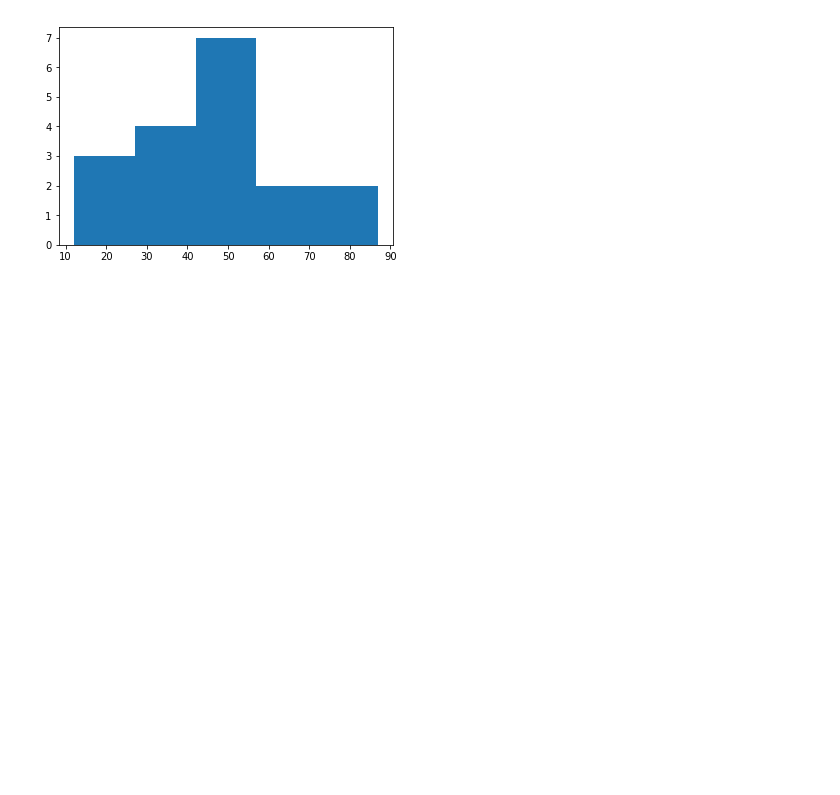
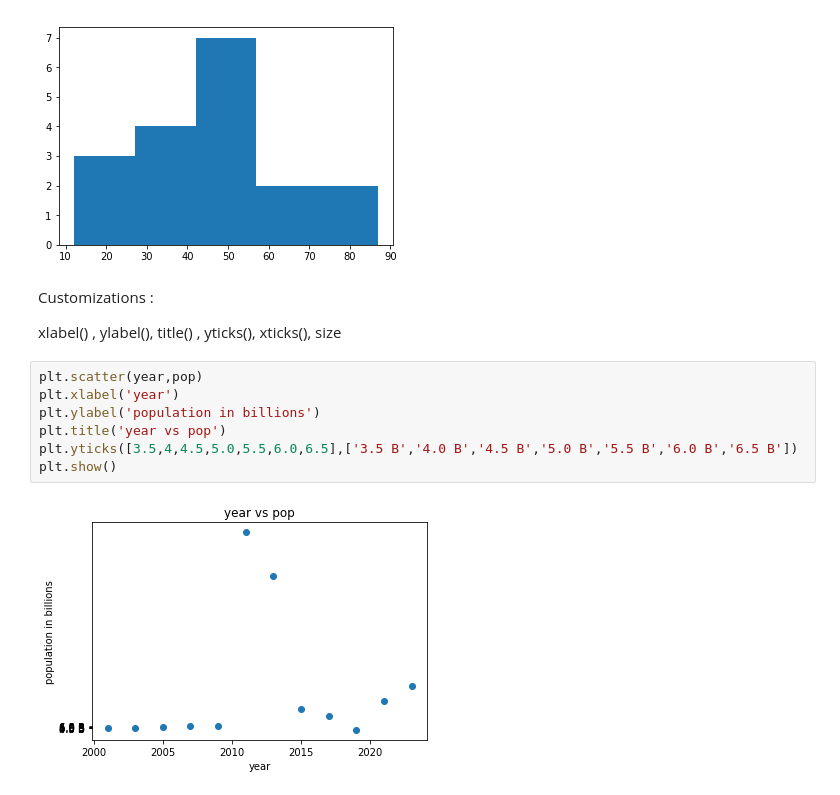
Before and after one commit to adityakuppa26/Matplotlib-Basics, a Jupyter notebook: plots.ipynb, the cells around one changed output. Saved outputs shown, nothing was run; the diff lists cells and outputs as text; blank space fills up the shorter version.

```diff
--- a/plots.ipynb
+++ b/plots.ipynb
@@ -50,3 +50,16 @@ plt.hist(ages,bins=5)
 plt.show()
 # %% [output]
 [figure]
+# %% [markdown]
+Customizations :
+
+xlabel() , ylabel(), title() , yticks(), xticks(), size
+# %%
+plt.scatter(year,pop)
+plt.xlabel('year')
+plt.ylabel('population in billions')
+plt.title('year vs pop')
+plt.yticks([3.5,4,4.5,5.0,5.5,6.0,6.5],['3.5 B','4.0 B','4.5 B','5.0 B','5.5 B','6.0 B','6.5 B'])
+plt.show()
+# %% [output]
+[figure, added]
```
Also changed, not shown: parts of 4 cells of this notebook.
